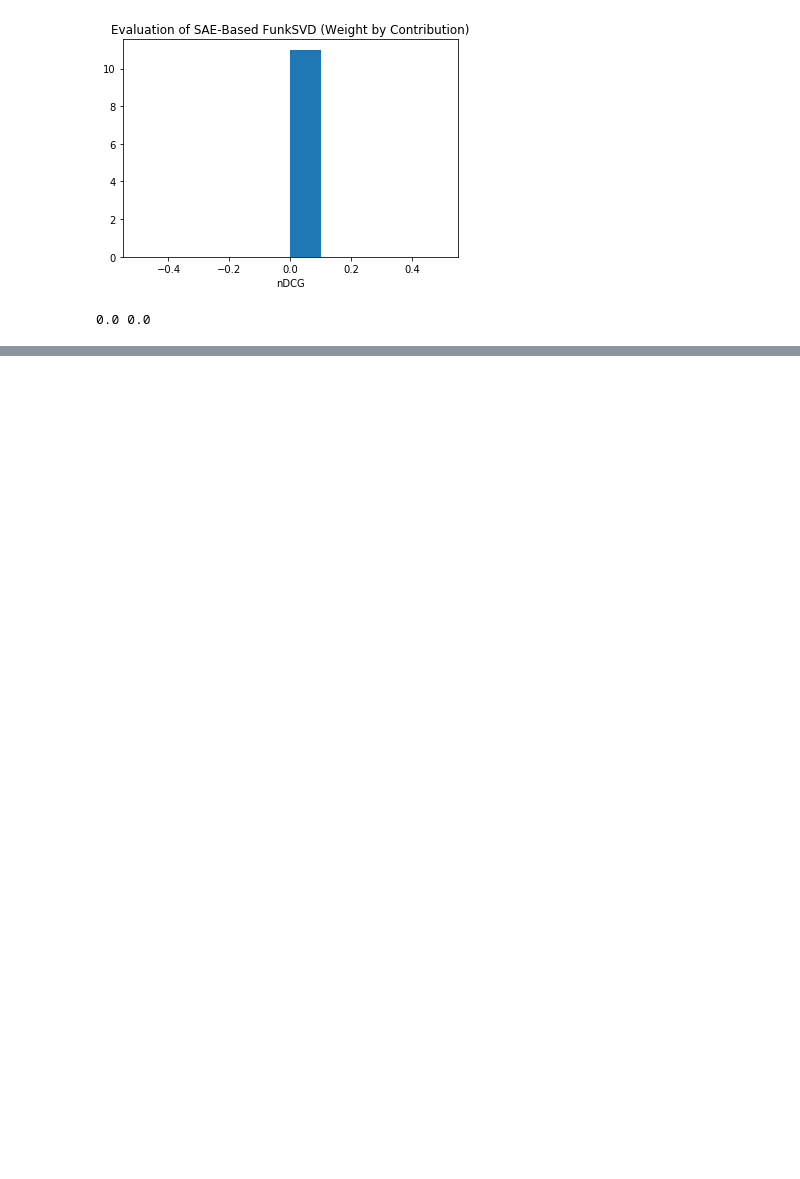
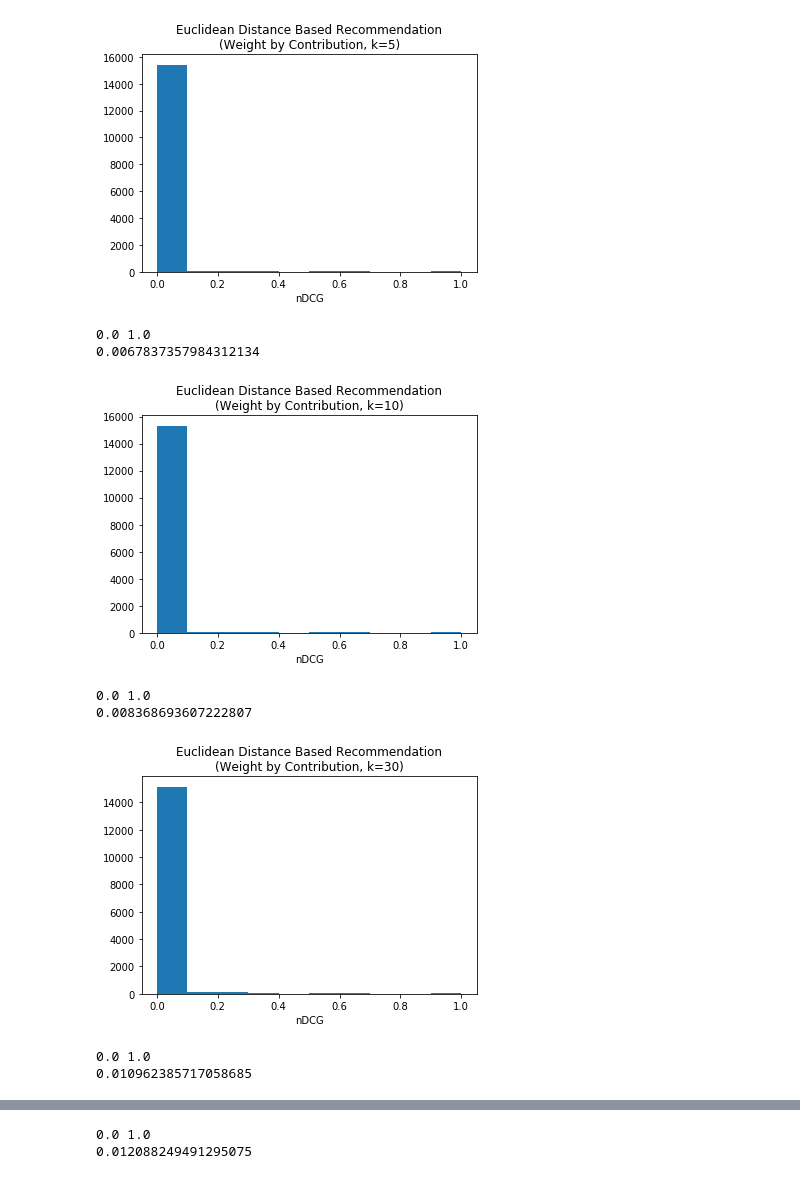
Before and after one commit to wd-doylle/GithubTeamRecommendation, a Jupyter notebook: evaluate_core.ipynb, the cells around one changed output, grey strips where cells are left out. Drawn from its saved outputs; the diff is of its cells as text; code cells hidden in the pictures; blank space fills up the shorter version.

```diff
--- a/evaluate_core.ipynb
+++ b/evaluate_core.ipynb
@@ -26,23 +31,37 @@ def NDCG(repo,rec,repo_targets):
 # %%
 recommendations = {}
-with open('sae_team_score_contri.json') as rj:
-    for l in rj.readlines():
-        line = l.strip().split('\t')
-        repo = line[0]
-        if not repo in repo_targets:
-            continue
-        recs = [json.loads(r)[0] for r in line[1:]]
-        recommendations[repo] = recs
+for k in ks:
+    recommendations[k] = {}
+    with open('recommend_euclidean_contri_%d.json'%k) as rj:
+        for l in rj.readlines():
+            line = l.strip().split('\t')
+            repo = line[0]
+            if not repo in repo_targets:
+                continue
+            recs = [json.loads(r)[0] for r in line[1:]]
+            recommendations[k][repo] = recs
 # %%
-NDCGs = []
-for repo in recommendations:
-    NDCGs.append(NDCG(repo,recommendations[repo],repo_targets))
-plt.hist(NDCGs)
-plt.xlabel("nDCG")
-plt.title("Evaluation of SAE-Based FunkSVD (Weight by Contribution)")
-plt.savefig('evaluate_interest_mean.jpg',bbox='tight')
-plt.show()
-print(min(NDCGs),max(NDCGs))
+for k in ks:
+    NDCGs = []
+    for repo in recommendations[k]:
+        NDCGs.append(NDCG(repo,recommendations[k][repo],repo_targets))
+    plt.hist(NDCGs)
+    plt.xlabel("nDCG")
+    plt.title("Euclidean Distance Based Recommendation\n(Weight by Contribution, k=%d)"%k)
+    plt.savefig('evaluate_euclidean_contri_%d.jpg'%k,bbox='tight')
+    plt.show()
+    mins['euc_contri_%d'%k] = min(NDCGs)
+    maxs['euc_contri_%d'%k] = max(NDCGs)
+    means['euc_contri_%d'%k] = sum(NDCGs)/len(NDCGs)
+    print(min(NDCGs),max(NDCGs))
+    print(sum(NDCGs)/len(NDCGs))
 # %% [output]
-[figure, old version]
+[figure, new version]
-0.0 0.0
+0.0 1.0
+0.0067837357984312134
+[figure, added]
+0.0 1.0
+0.008368693607222807
+[figure, added]
+0.0 1.0
+0.010962385717058685
@@ -49,2 +69,4 @@ print(min(NDCGs),max(NDCGs))
+0.0 1.0
+0.012088249491295075
 # %%
 recommendations = {}
```
Also changed, not shown: parts of 21 cells of this notebook, 24 other files.
